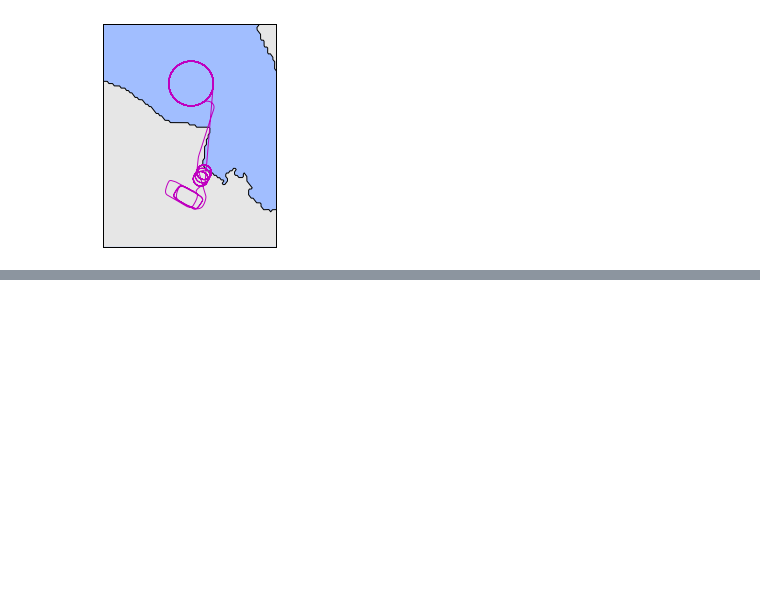
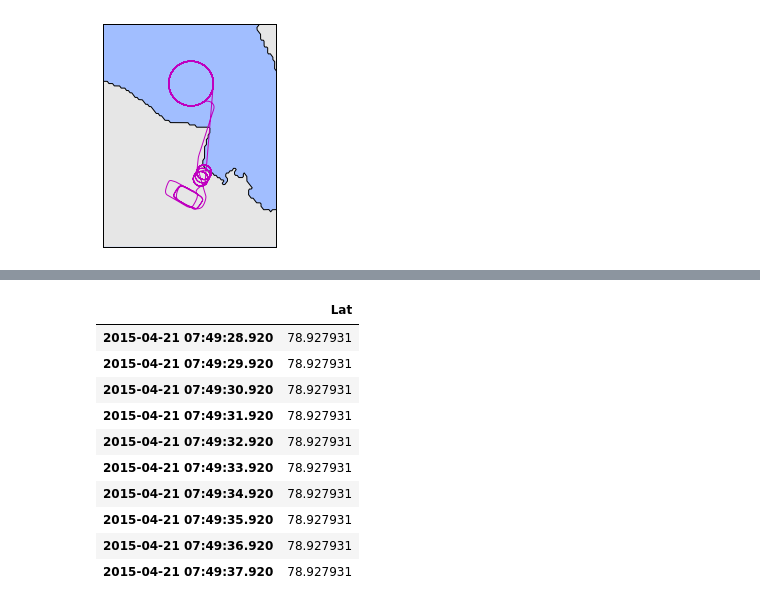
Before and after one commit to wblumberg/atm-py, a Jupyter notebook: examples/timeseries.ipynb, the cells around one changed output, grey strips where cells are left out. Cells and saved outputs as stored; diff of their text form; code cells hidden in the pictures; blank space fills up the shorter version.

```diff
--- a/examples/timeseries.ipynb
+++ b/examples/timeseries.ipynb
@@ -47,0 +144,14 @@ pops_hk_merged.plot_map(resolution = 'f')
+# %%
+picco_tel.data
+# %% [output]
+|  | Lat |
+| 2015-04-21 07:49:28.920 | 78.927931 |
+| 2015-04-21 07:49:29.920 | 78.927931 |
+| 2015-04-21 07:49:30.920 | 78.927931 |
+| 2015-04-21 07:49:31.920 | 78.927931 |
+| 2015-04-21 07:49:32.920 | 78.927931 |
+| 2015-04-21 07:49:33.920 | 78.927931 |
+| 2015-04-21 07:49:34.920 | 78.927931 |
+| 2015-04-21 07:49:35.920 | 78.927931 |
+| 2015-04-21 07:49:36.920 | 78.927931 |
+| 2015-04-21 07:49:37.920 | 78.927931 |
```
Also changed, not shown: parts of 15 cells of this notebook, 1 other file.
